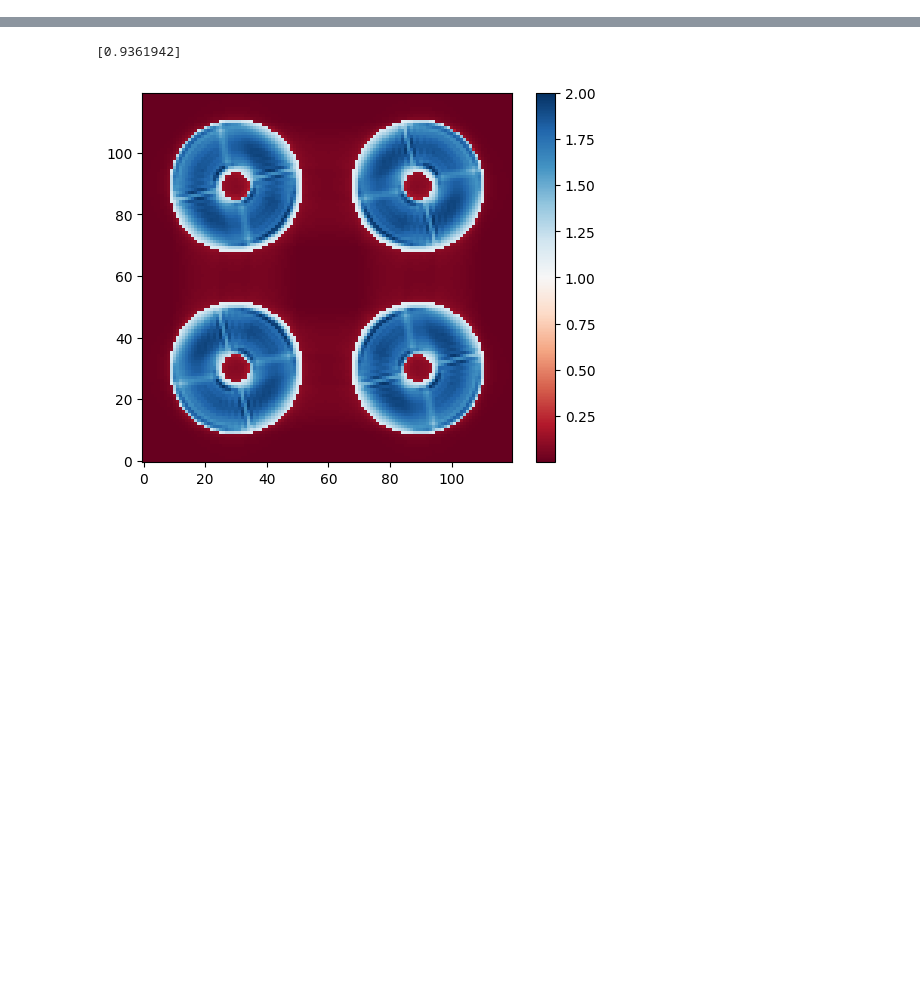
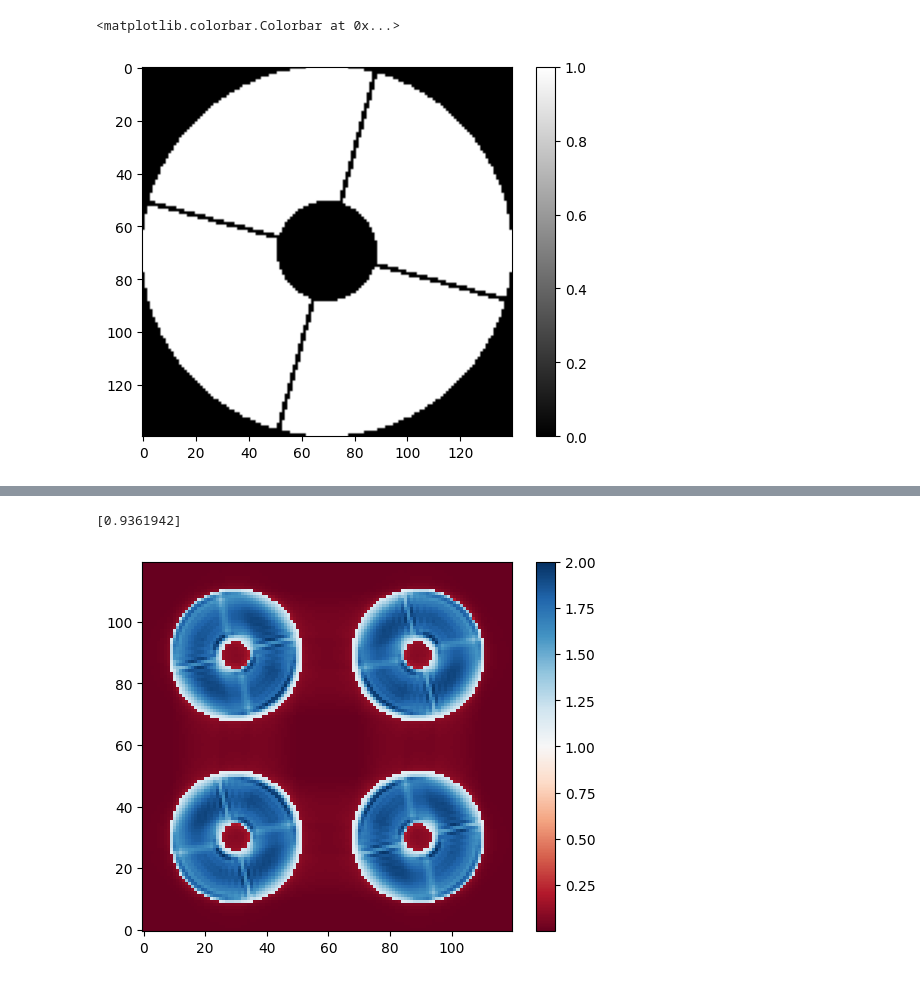
Before and after one commit to ArcetriAdaptiveOptics/SPECULA, a Jupyter notebook: config/SensorFusion/plots.ipynb, the cells around one changed output, grey strips where cells are left out. Drawn from its saved outputs; the diff is of its cells as text; code cells hidden in the pictures; blank space fills up the shorter version.

```diff
--- a/config/SensorFusion/plots.ipynb
+++ b/config/SensorFusion/plots.ipynb
@@ -22,0 +23,9 @@ Default device is GPU number  0
+# %%
+pupil = fits.getdata('/raid1/mmenessini/calibration/EKARUS/pupilstop/copernico_pupil_96pixels.fits')
+
+plt.figure()
+plt.imshow(pupil,cmap='gray')
+plt.colorbar()
+# %% [output]
+<matplotlib.colorbar.Colorbar at 0x...>
+[figure, added]
```
Also changed, not shown: parts of 5 cells of this notebook, 9 other files.
